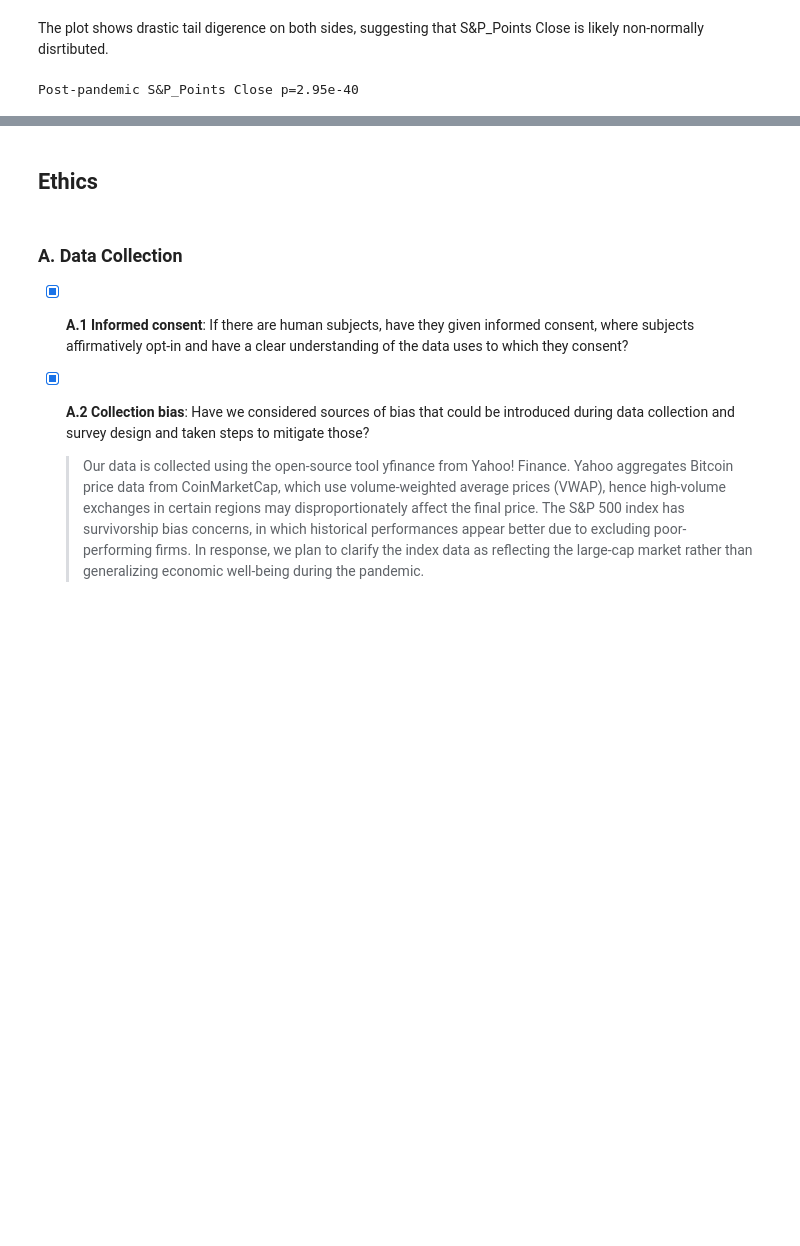
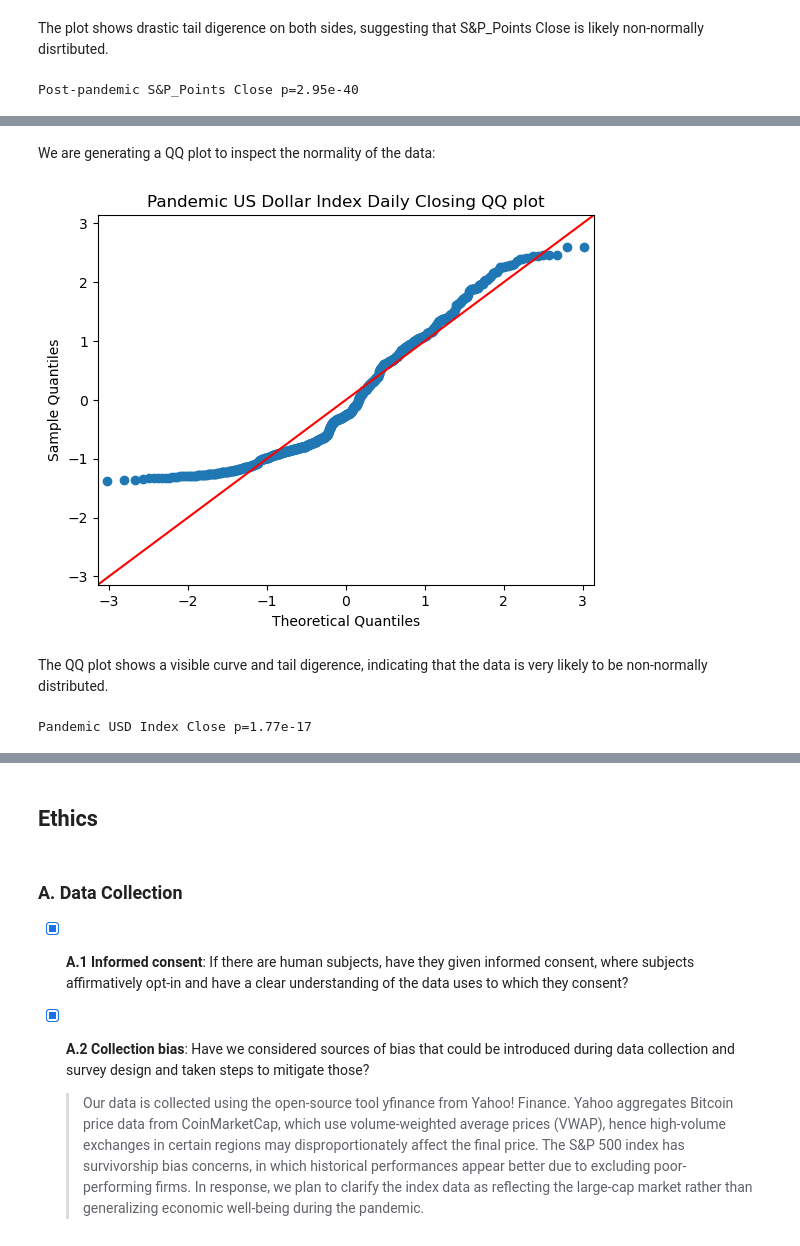
Before and after one commit to COGS108/Group110_WI26, a Jupyter notebook: 02-EDACheckpoint.ipynb, the cells around one changed output, grey strips where cells are left out. Saved outputs shown, nothing was run; the diff lists cells and outputs as text; code cells hidden in the pictures; blank space fills up the shorter version.

```diff
--- a/02-EDACheckpoint.ipynb
+++ b/02-EDACheckpoint.ipynb
@@ -507,0 +554,3 @@ From the test of normalness, the resulting p-value of p=2.95e-40 suggests a very
+# %%
+df_pandemic_usd = df_pandemic[["Date", "USD_Points Close"]].copy()
+df_pandemic_usd.head()
@@ -507,0 +564,17 @@ From the test of normalness, the resulting p-value of p=2.95e-40 suggests a very
+# %% [markdown]
+We are generating a QQ plot to inspect the normality of the data:
+# %%
+fig, ax = plt.subplots()
+sm.qqplot(df_pandemic_usd["USD_Points Close"], line='45', fit=True, ax=ax)
+
+ax.set_title('Pandemic US Dollar Index Daily Closing QQ plot')
+ax.set_xlabel('Theoretical Quantiles');
+# %% [output]
+[figure, added]
+# %% [markdown]
+The QQ plot shows a visible curve and tail digerence, indicating that the data is very likely to be non-normally distributed.
+# %%
+_, p_value = stats.normaltest(df_pandemic_usd["USD_Points Close"])
+print(f'Pandemic USD Index Close p={p_value:.2e}')
+# %% [output]
+Pandemic USD Index Close p=1.77e-17
```
Also changed, not shown: parts of 26 cells of this notebook, 3 other files.
